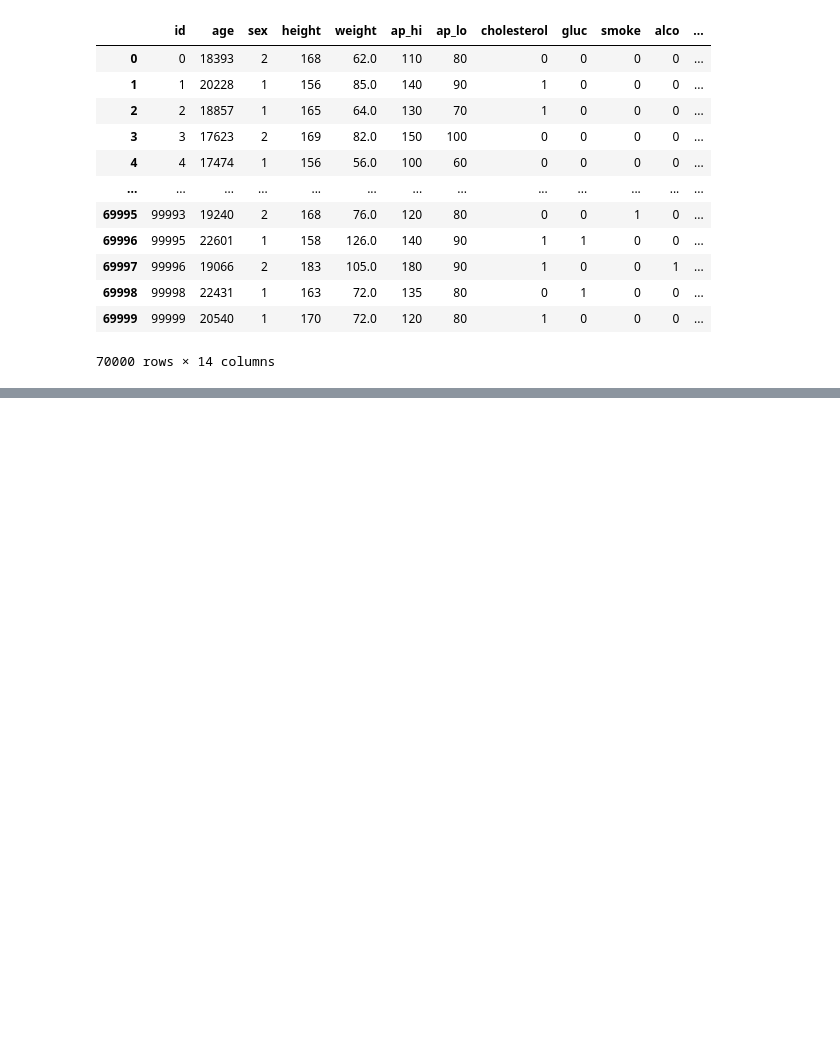
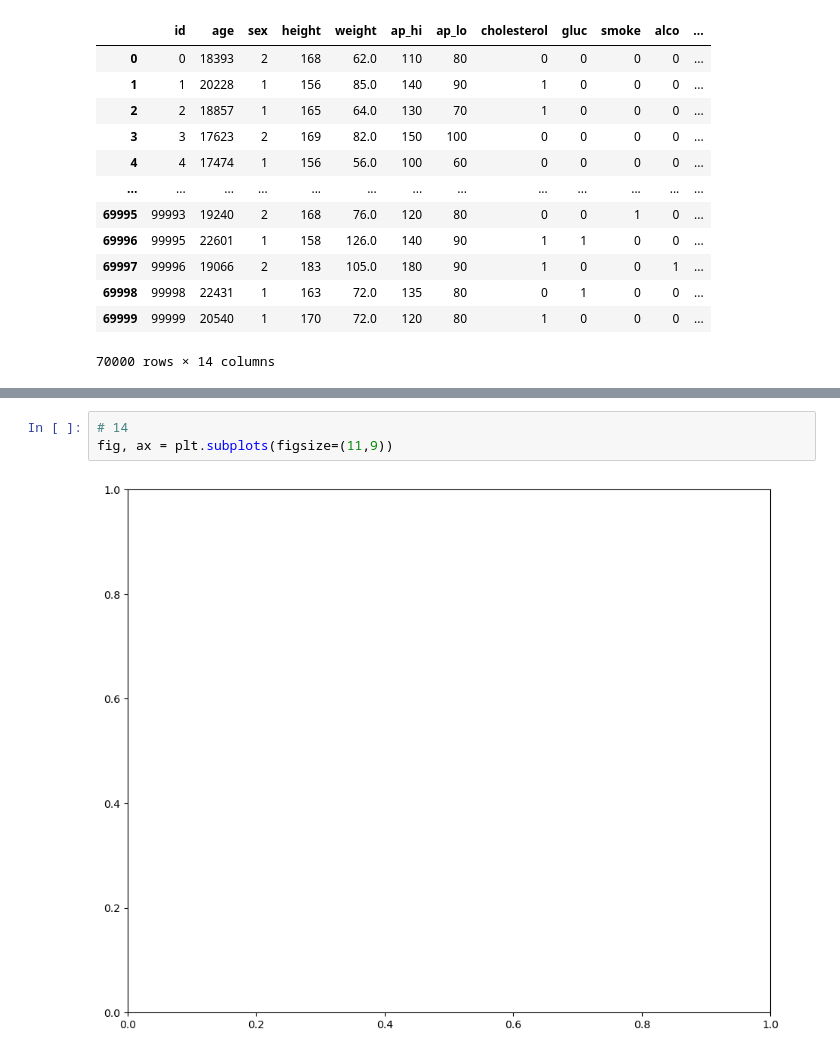
Before and after one commit to EJ0723/freeCodeCamp-medical-data-visualizer, a Jupyter notebook: medical_data_visualizer.ipynb, the cells around one changed output, grey strips where cells are left out. Cells and saved outputs as stored; diff of their text form; blank space fills up the shorter version.

```diff
--- a/medical_data_visualizer.ipynb
+++ b/medical_data_visualizer.ipynb
@@ -130,0 +183,5 @@ def draw_heat_map():
+# %%
+# 14
+fig, ax = plt.subplots(figsize=(11,9))
+# %% [output]
+[figure, added]
```
Also changed, not shown: parts of 9 cells of this notebook.
